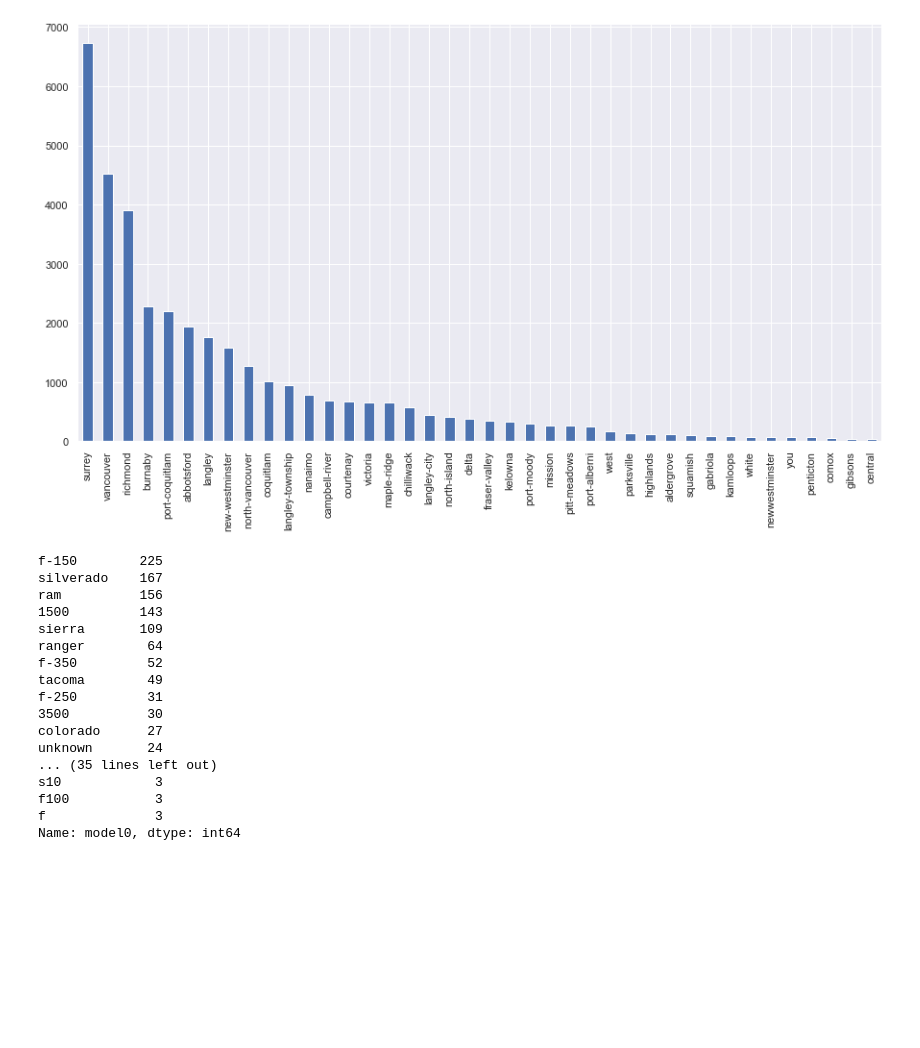
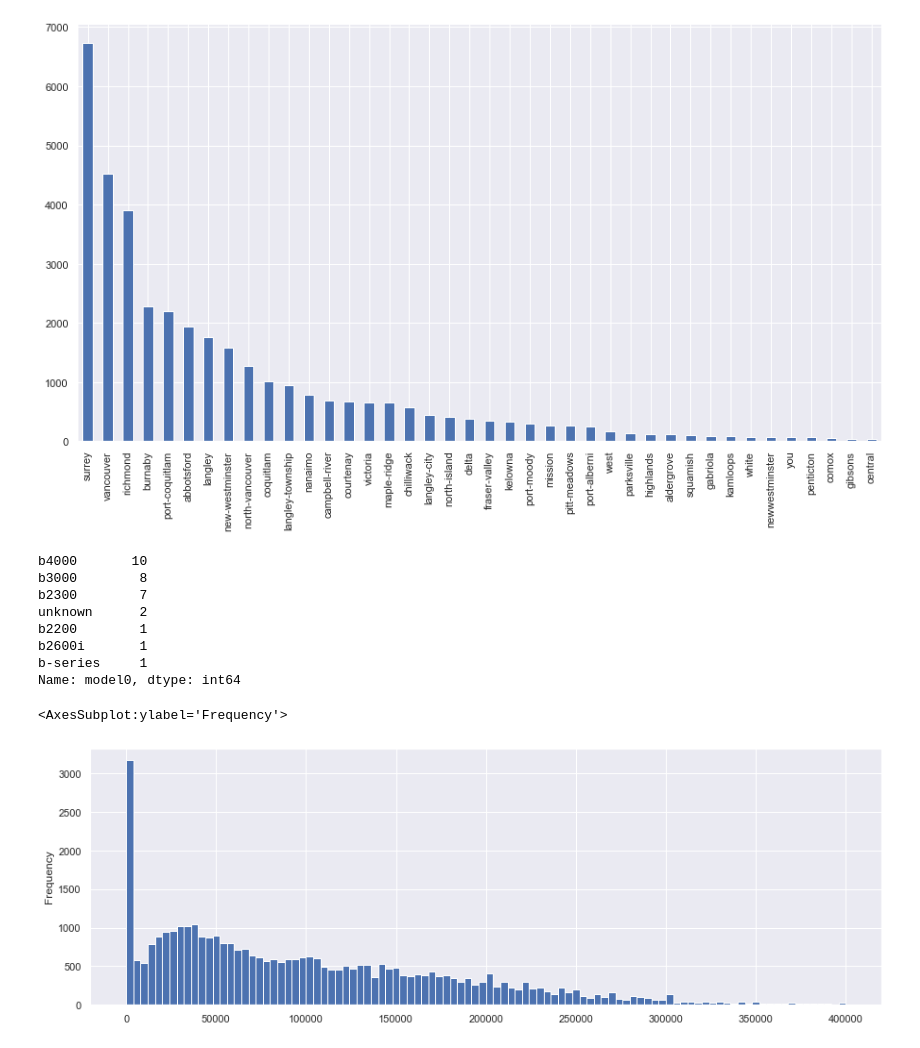
Before and after one commit to asylve/Craiglist-Cars-Study, a Jupyter notebook: EDA.ipynb, the cells around one changed output. Drawn from its saved outputs; the diff is of its cells as text; code cells hidden in the pictures; blank space fills up the shorter version.

```diff
--- a/EDA.ipynb
+++ b/EDA.ipynb
@@ -88,24 +73,19 @@ plt.show()
 # %% [output]
 [figure]
 # %%
-cars[cars['type']==' truck'].model0.value_counts()[0:50
-                                                  ]
+cars[(cars['make_']=='mazda') & (cars['type']==' truck')].model0.value_counts()[0:50]
 # %% [output]
-f-150        225
-silverado    167
-ram          156
-1500         143
-sierra       109
-ranger        64
-f-350         52
-tacoma        49
-f-250         31
-3500          30
-colorado      27
-unknown       24
-... (35 lines left out)
-s10            3
-f100           3
-f              3
+b4000       10
+b3000        8
+b2300        7
+unknown      2
+b2200        1
+b2600i       1
+b-series     1
 Name: model0, dtype: int64
+# %%
+cars.odometer.plot.hist(bins=100, range=[0, 400000])
+# %% [output]
+<AxesSubplot:ylabel='Frequency'>
+[figure, added]
 # %%
```
Also changed, not shown: parts of 10 cells of this notebook, 5 other files.
